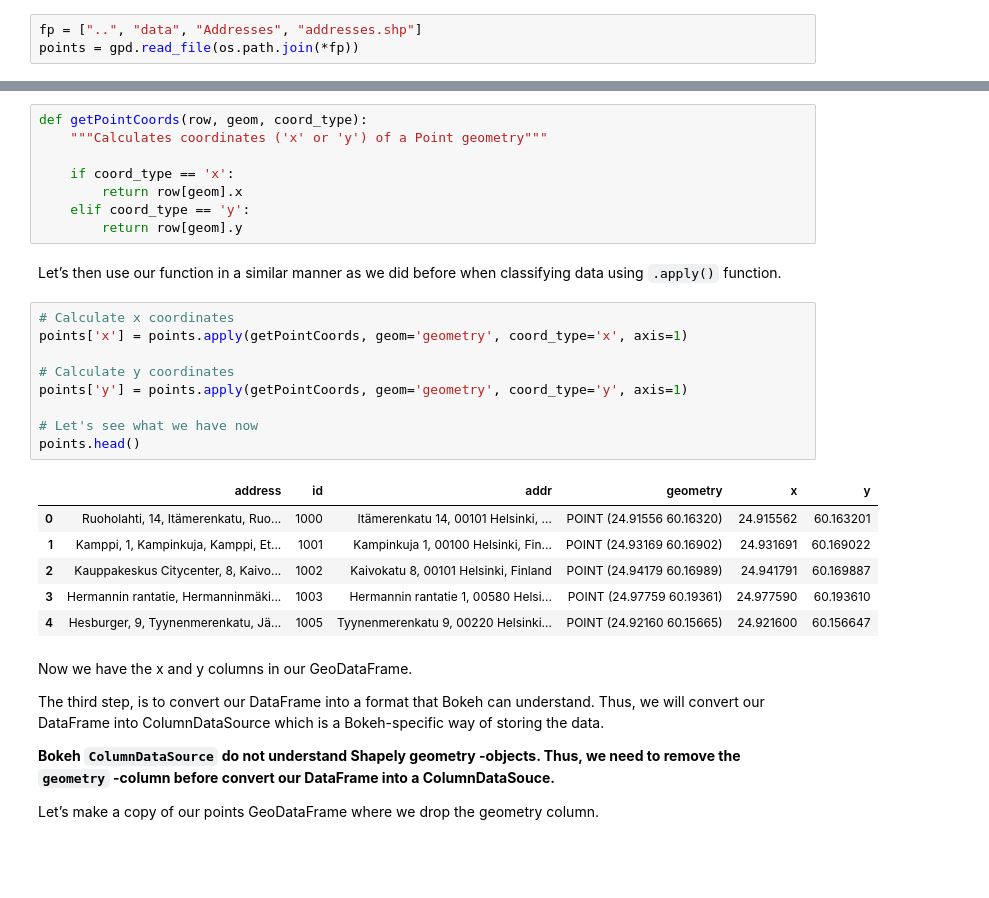
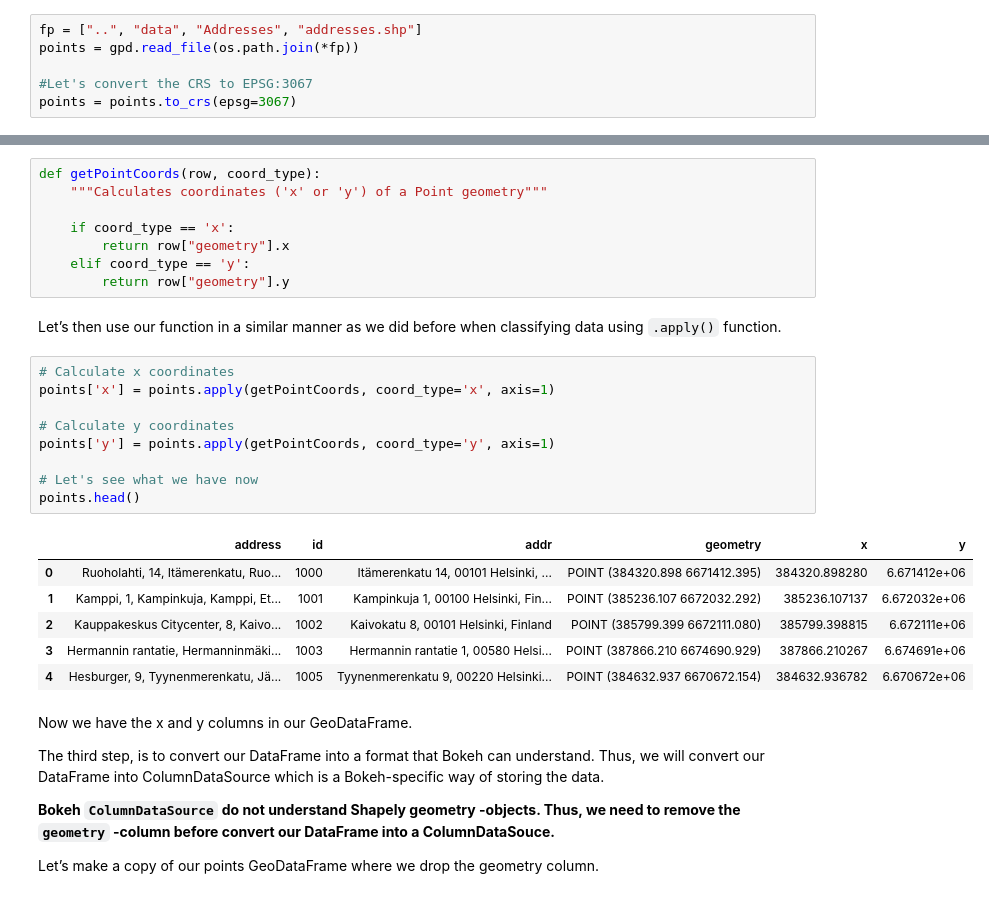
Before and after one commit to zazuko/gis-training, a Jupyter notebook: 6_visualizations/01_solutions.ipynb, the cells around one changed output, grey strips where cells are left out. Drawn from its saved outputs; the diff is of its cells as text; blank space fills up the shorter version.

```diff
--- a/6_visualizations/01_solutions.ipynb
+++ b/6_visualizations/01_solutions.ipynb
@@ -86,6 +86,9 @@ Read the data using geopandas which is the first step.
 # %%
 fp = ["..", "data", "Addresses", "addresses.shp"]
 points = gpd.read_file(os.path.join(*fp))
+
+#Let's convert the CRS to EPSG:3067
+points = points.to_crs(epsg=3067)
 # %% [markdown]
 Let's see what we have
 # %%
@@ -104,31 +107,31 @@ Now, as a second step, we need to **calculate the x and y coordinates of those p
 
 Thus, let’s create our own function called `getPointCoords()` which will return the x or y coordinate of a given geometry. It shall have two parameters: `geom` and `coord_type` where the first one should be a Shapely geometry object and coord_type should be either `'x'` or `'y'`.
 # %%
-def getPointCoords(row, geom, coord_type):
+def getPointCoords(row, coord_type):
     """Calculates coordinates ('x' or 'y') of a Point geometry"""
 
     if coord_type == 'x':
-        return row[geom].x
+        return row["geometry"].x
     elif coord_type == 'y':
-        return row[geom].y
+        return row["geometry"].y
 # %% [markdown]
 Let’s then use our function in a similar manner as we did before when classifying data using `.apply()` function.
 # %%
 # Calculate x coordinates
-points['x'] = points.apply(getPointCoords, geom='geometry', coord_type='x', axis=1)
+points['x'] = points.apply(getPointCoords, coord_type='x', axis=1)
 
 # Calculate y coordinates
-points['y'] = points.apply(getPointCoords, geom='geometry', coord_type='y', axis=1)
+points['y'] = points.apply(getPointCoords, coord_type='y', axis=1)
 
 # Let's see what we have now
 points.head()
 # %% [output]
 |  | address | id | addr | geometry | x | y |
-| 0 | Ruoholahti, 14, Itämerenkatu, Ruo... | 1000 | Itämerenkatu 14, 00101 Helsinki, ... | POINT (24.91556 60.16320) | 24.915562 | 60.163201 |
-| 1 | Kamppi, 1, Kampinkuja, Kamppi, Et... | 1001 | Kampinkuja 1, 00100 Helsinki, Fin... | POINT (24.93169 60.16902) | 24.931691 | 60.169022 |
-| 2 | Kauppakeskus Citycenter, 8, Kaivo... | 1002 | Kaivokatu 8, 00101 Helsinki, Finland | POINT (24.94179 60.16989) | 24.941791 | 60.169887 |
-| 3 | Hermannin rantatie, Hermanninmäki... | 1003 | Hermannin rantatie 1, 00580 Helsi... | POINT (24.97759 60.19361) | 24.977590 | 60.193610 |
-| 4 | Hesburger, 9, Tyynenmerenkatu, Jä... | 1005 | Tyynenmerenkatu 9, 00220 Helsinki... | POINT (24.92160 60.15665) | 24.921600 | 60.156647 |
+| 0 | Ruoholahti, 14, Itämerenkatu, Ruo... | 1000 | Itämerenkatu 14, 00101 Helsinki, ... | POINT (384320.898 6671412.395) | 384320.898280 | 6.671412e+06 |
+| 1 | Kamppi, 1, Kampinkuja, Kamppi, Et... | 1001 | Kampinkuja 1, 00100 Helsinki, Fin... | POINT (385236.107 6672032.292) | 385236.107137 | 6.672032e+06 |
+| 2 | Kauppakeskus Citycenter, 8, Kaivo... | 1002 | Kaivokatu 8, 00101 Helsinki, Finland | POINT (385799.399 6672111.080) | 385799.398815 | 6.672111e+06 |
+| 3 | Hermannin rantatie, Hermanninmäki... | 1003 | Hermannin rantatie 1, 00580 Helsi... | POINT (387866.210 6674690.929) | 387866.210267 | 6.674691e+06 |
+| 4 | Hesburger, 9, Tyynenmerenkatu, Jä... | 1005 | Tyynenmerenkatu 9, 00220 Helsinki... | POINT (384632.937 6670672.154) | 384632.936782 | 6.670672e+06 |
 # %% [markdown]
 Now we have the x and y columns in our GeoDataFrame.
 
```
Also changed, not shown: parts of 20 cells of this notebook, 18 other files.
